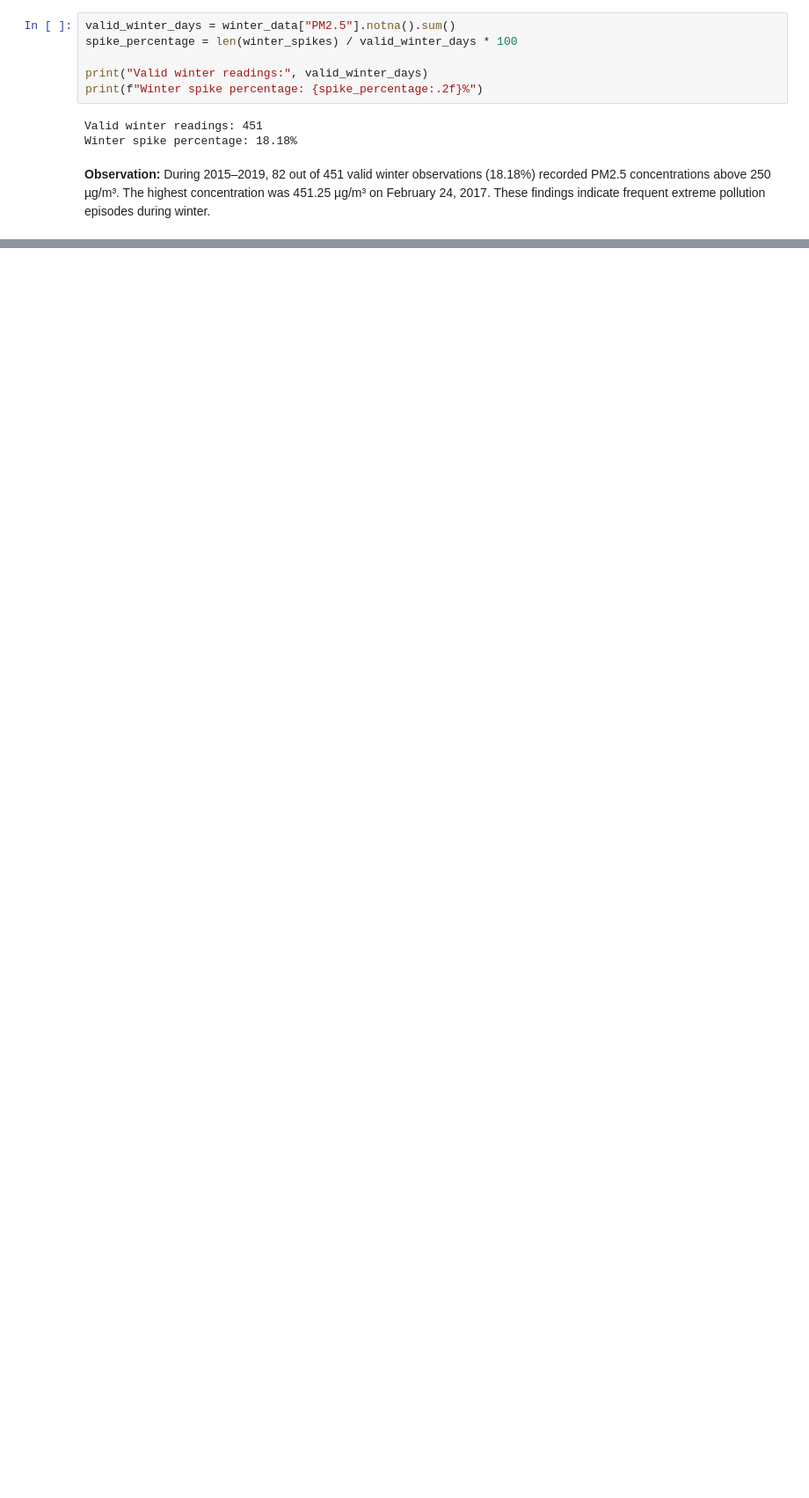
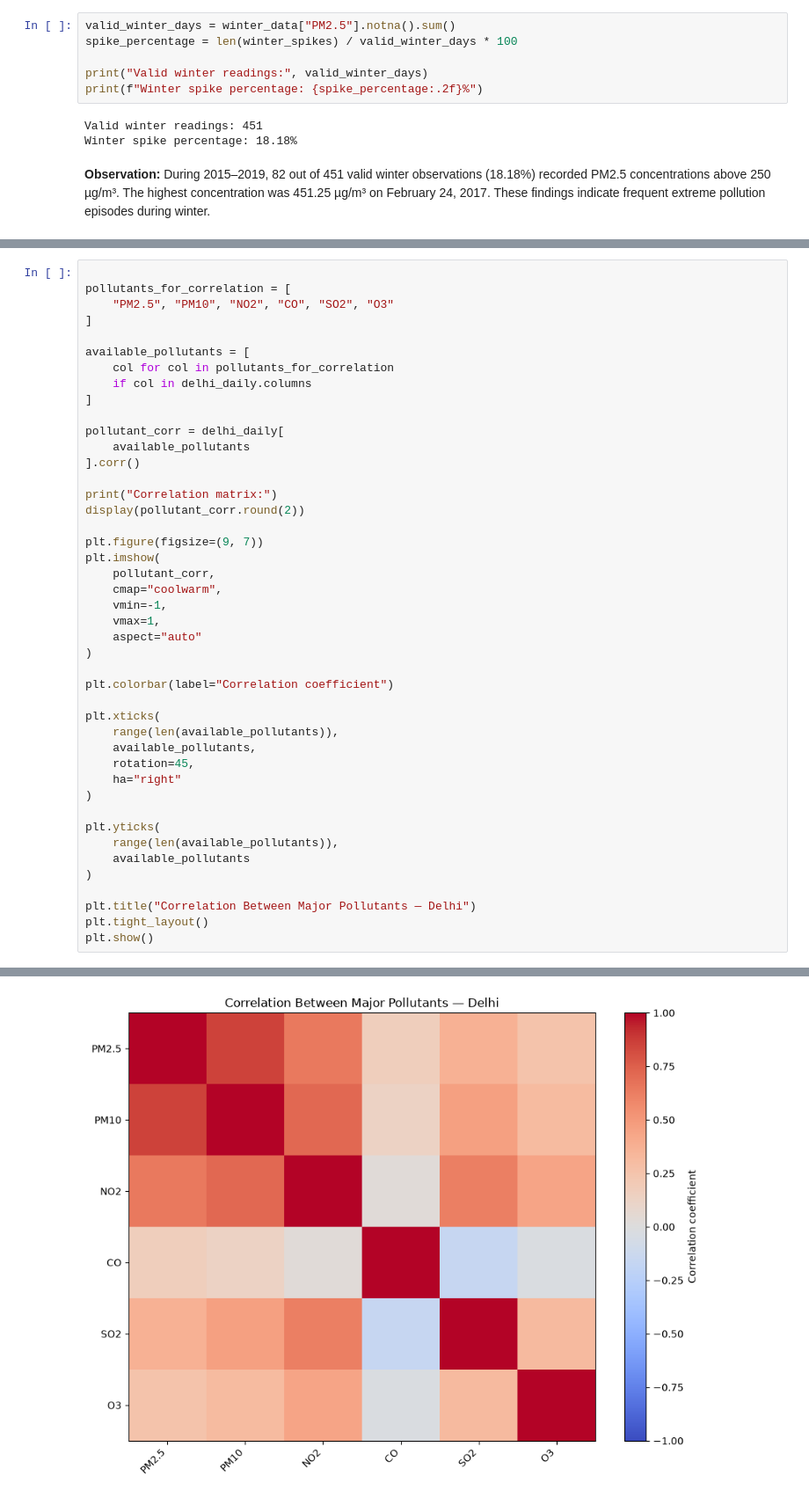
Before and after one commit to ajain347/NextDay-Air-quality-index_predictor, a Jupyter notebook: notebooks/01-eda.ipynb, the cells around one changed output, grey strips where cells are left out. Shown at 88% size. Cells and saved outputs as stored; diff of their text form; blank space fills up the shorter version.

```diff
--- a/notebooks/01-eda.ipynb
+++ b/notebooks/01-eda.ipynb
@@ -603,0 +652,45 @@ Winter spike percentage: 18.18%
+# %%
+
+pollutants_for_correlation = [
+    "PM2.5", "PM10", "NO2", "CO", "SO2", "O3"
+]
+
+available_pollutants = [
+    col for col in pollutants_for_correlation
+    if col in delhi_daily.columns
+]
+
+pollutant_corr = delhi_daily[
+    available_pollutants
+].corr()
+
+print("Correlation matrix:")
+display(pollutant_corr.round(2))
+
+plt.figure(figsize=(9, 7))
+plt.imshow(
+    pollutant_corr,
+    cmap="coolwarm",
+    vmin=-1,
+    vmax=1,
+    aspect="auto"
+)
+
+plt.colorbar(label="Correlation coefficient")
+
+plt.xticks(
+    range(len(available_pollutants)),
+    available_pollutants,
+    rotation=45,
+    ha="right"
+)
+
+plt.yticks(
+    range(len(available_pollutants)),
+    available_pollutants
+)
+
+plt.title("Correlation Between Major Pollutants — Delhi")
+plt.tight_layout()
+plt.show()
+# %% [output]
@@ -603,0 +705 @@ Winter spike percentage: 18.18%
+[figure, added]
```
Also changed, not shown: parts of 11 cells of this notebook.
